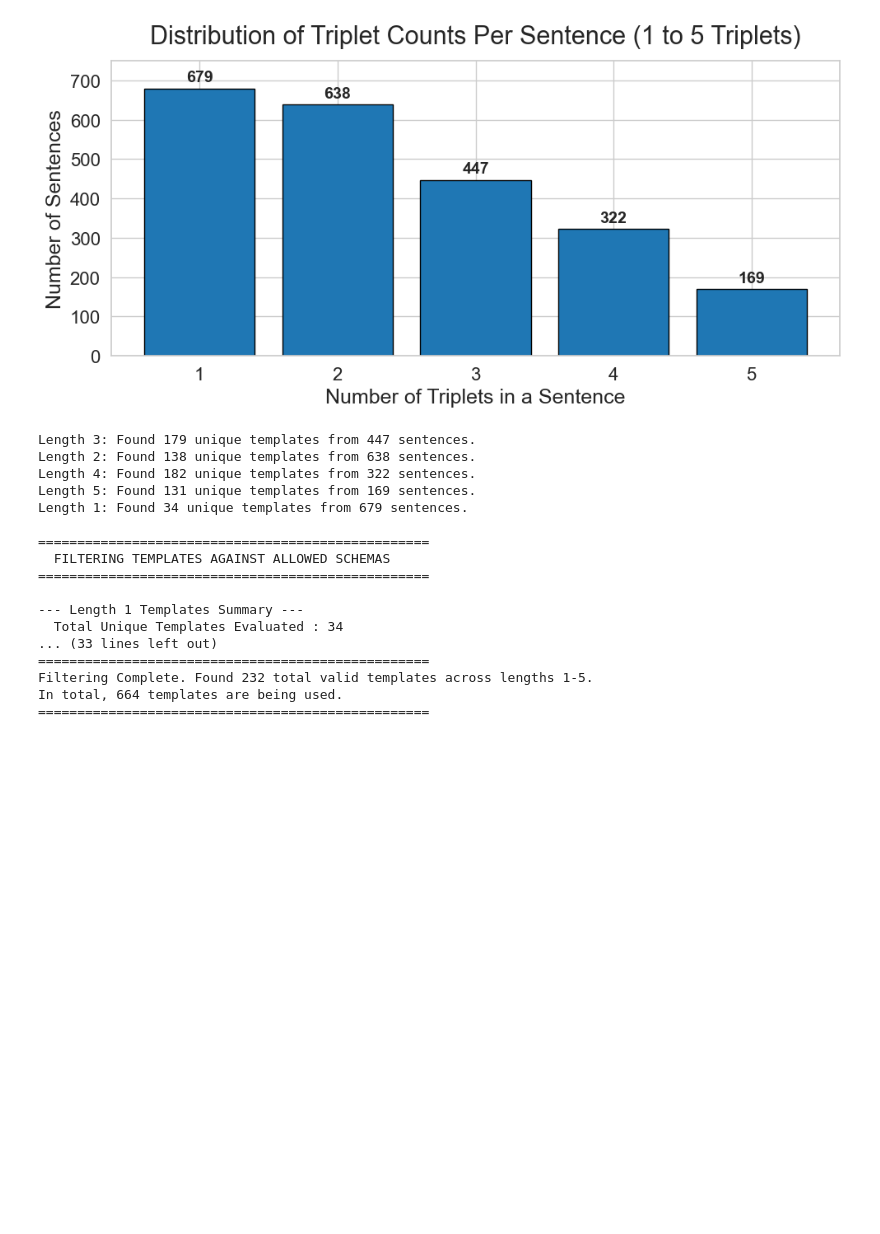
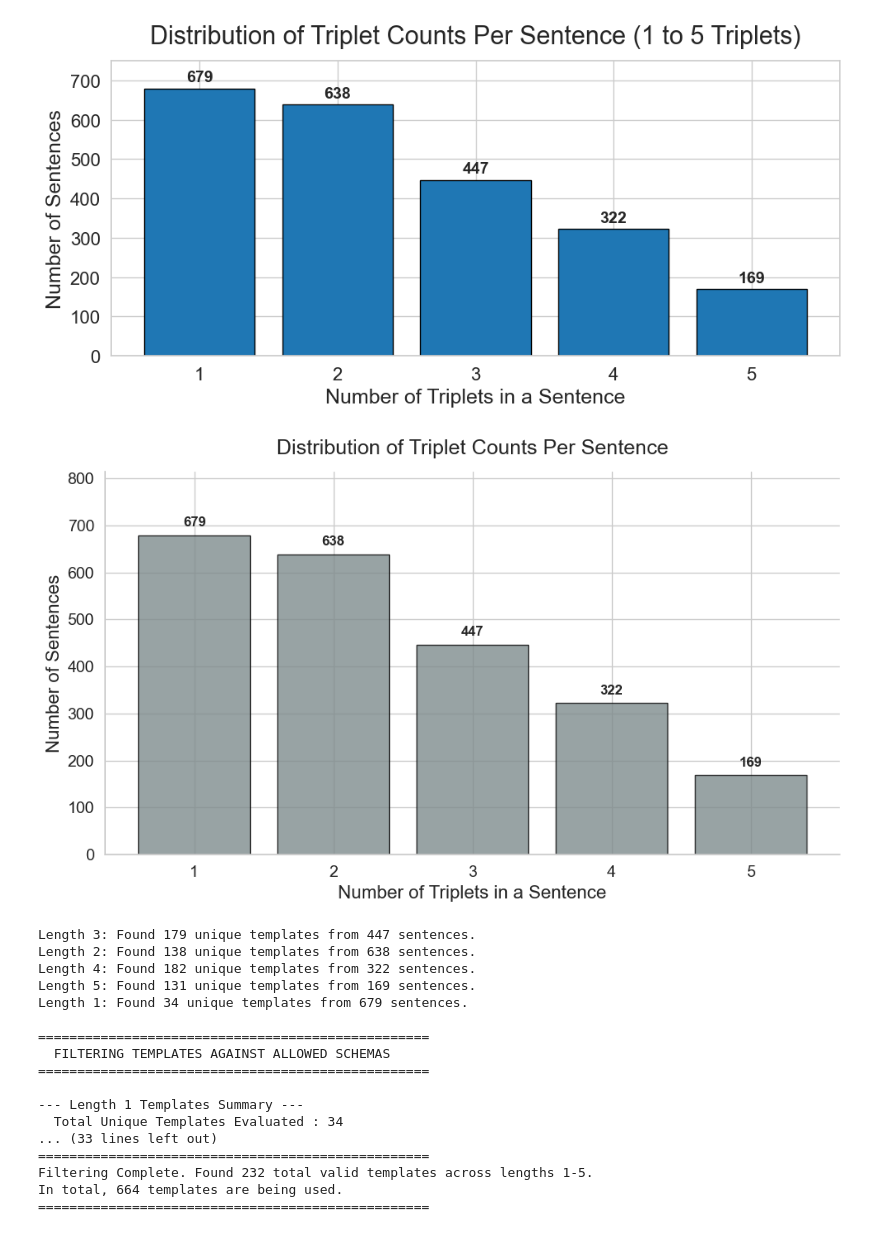
Before and after one commit to MatejPriesol/synthetic-financial-text-generation, a Jupyter notebook: notebooks/fire_dataset_visualization.ipynb, the cells around one changed output. Cells and saved outputs as stored; diff of their text form; code cells hidden in the pictures; blank space fills up the shorter version.

Commit message:
feat: plot results

```diff
--- a/notebooks/fire_dataset_visualization.ipynb
+++ b/notebooks/fire_dataset_visualization.ipynb
@@ -180,6 +180,76 @@ Triplet Count Distribution (1 to 5):
   4 triplet(s): 322 sentences (14.28%)
   5 triplet(s): 169 sentences (7.49%)
 [figure]
+# %%
+import matplotlib.pyplot as plt
+import seaborn as sns
+from collections import Counter
+import numpy as np
+from pathlib import Path
+
+# =========================================================
+# 1. GLOBAL STYLE SETTINGS (Exactly matched to your scripts)
+# =========================================================
+sns.set_theme(style="whitegrid")
+plt.rcParams.update({
+    'font.size': 14,
+    'axes.labelsize': 16,
+    'axes.titlesize': 18,
+    'xtick.labelsize': 14,
+    'ytick.labelsize': 14,
+    'legend.fontsize': 14
+})
+
+# =========================================================
+# 2. EXTRACT DATA
+# =========================================================
+# Calculate triplet count distribution (Assuming 'data' is already defined/loaded)
+triplet_counts = Counter(len(sample.triplets) for sample in data)
+sorted_counts = sorted(triplet_counts.items())
+
+# Filter for counts 1 to 5 only
+filtered_counts = [(c, o) for c, o in sorted_counts if 1 <= c <= 5]
+total_filtered = sum(occurrences for count, occurrences in filtered_counts)
+
+# Extract X and Y for plotting
+x_vals = [item[0] for item in filtered_counts]
+y_vals = [item[1] for item in filtered_counts]
+
+# =========================================================
+# 3. PLOT
+# =========================================================
+fig, ax = plt.subplots(figsize=(10, 6))
+
+# Plot bars using exact FIRE baseline color, alpha, and edgecolor from your reference
+bars = ax.bar(x_vals, y_vals, color='#7f8c8d', alpha=0.8, edgecolor='black')
+
+# Formatting
+ax.set_ylabel('Number of Sentences')
+ax.set_xlabel('Number of Triplets in a Sentence')
+# Exact same title formatting as your reference script (no bolding)
+ax.set_title('Distribution of Triplet Counts Per Sentence', pad=15)
+ax.set_xticks(x_vals)
+
+# Dynamically set Y-LIM to create ~20% headroom for the labels
+max_height = max(y_vals)
+ax.set_ylim(0, max_height * 1.2)
+
+# Add numeric labels slightly above the bars (matches your add_labels function style)
+for i, bar in enumerate(bars):
+    yval = y_vals[i]
+    ax.text(bar.get_x() + bar.get_width() / 2, yval + (max_height * 0.02),
+            f'{yval:,}', ha='center', va='bottom', fontsize=12, fontweight='bold')
+
+sns.despine()
+plt.tight_layout()
+
+# Save
+out_dir = Path("output/presentation/triplet_complexity")
+out_dir.mkdir(parents=True, exist_ok=True)
+plt.savefig(out_dir / "triplet_distribution_presentation.png", dpi=300, bbox_inches='tight')
+plt.show()
+# %% [output]
+[figure, added]
 # %%
 # 1. Generate the templates using your function
 templates_by_length = build_template_sets_from_data(data, include_types=True, max_triplets=5)
```
Also changed, not shown: 12 other files.
